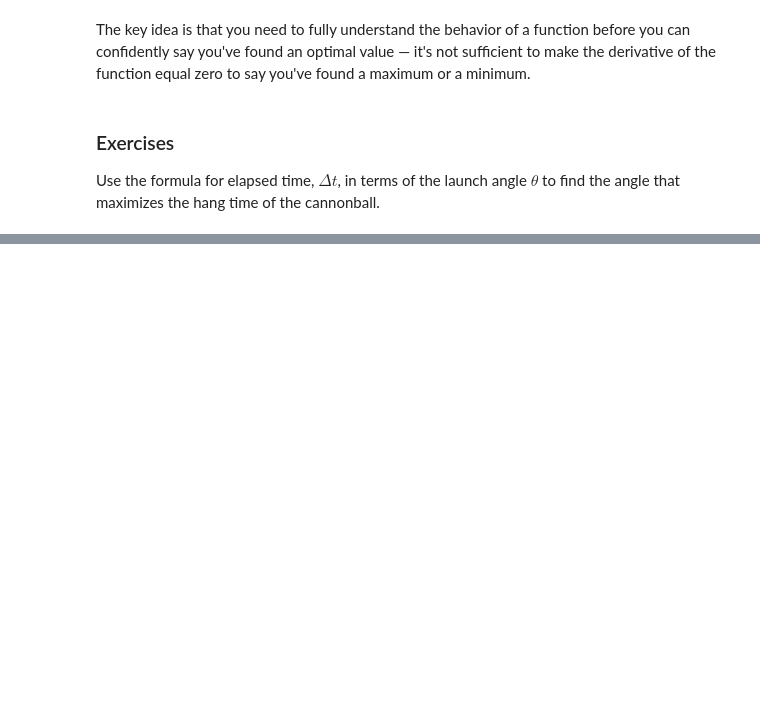
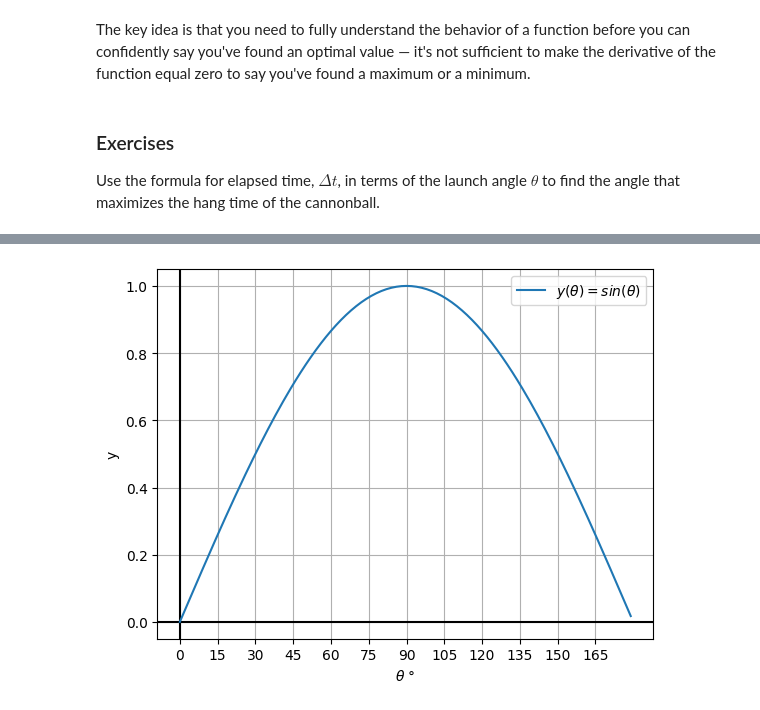
Before and after one commit to sergiofgonzalez/python-workbench, a Jupyter notebook: part_2-math/01_math-concepts/11_optimizing-physical-systems/11_optimizing-physical-systems.ipynb, the cells around one changed output, grey strips where cells are left out. Saved outputs shown, nothing was run; the diff lists cells and outputs as text; code cells hidden in the pictures; blank space fills up the shorter version.

Commit message:
Add some missing Math stuff

```diff
--- a/part_2-math/01_math-concepts/11_optimizing-physical-systems/11_optimizing-physical-systems.ipynb
+++ b/part_2-math/01_math-concepts/11_optimizing-physical-systems/11_optimizing-physical-systems.ipynb
@@ -1310,0 +1323,22 @@ Use the formula for elapsed time, $ \Delta t $, in terms of the launch angle $ \
+# %%
+import matplotlib.pyplot as plt
+from math import sin, pi
+import numpy as np
+
+
+fig, ax = plt.subplots()
+ax.grid(True)
+ax.set_xlabel(r"$ \theta $ °")
+ax.set_ylabel("y")
+ax.set_xticks(range(0, 180, 15))
+
+ax.axhline(y=0, color="k")
+ax.axvline(x=0, color="k")
+
+xs = np.arange(0, 180)
+ax.plot(xs, [sin(x * pi / 180) for x in xs], label=r"$ y(\theta) = sin(\theta) $")
+
+ax.legend()
+plt.show()
+# %% [output]
+[figure, added]
```
Also changed, not shown: parts of 59 cells of this notebook, 10 other files.
